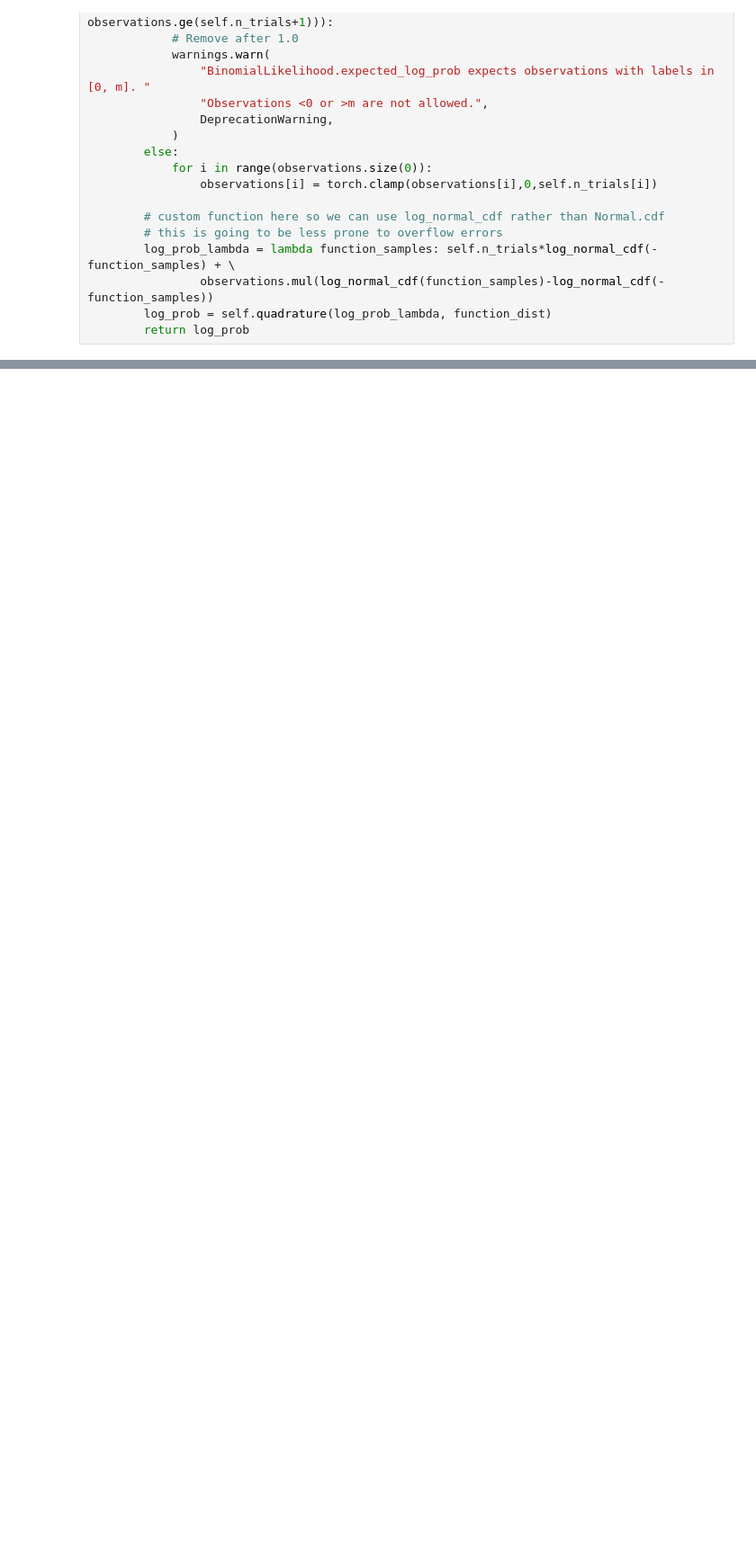
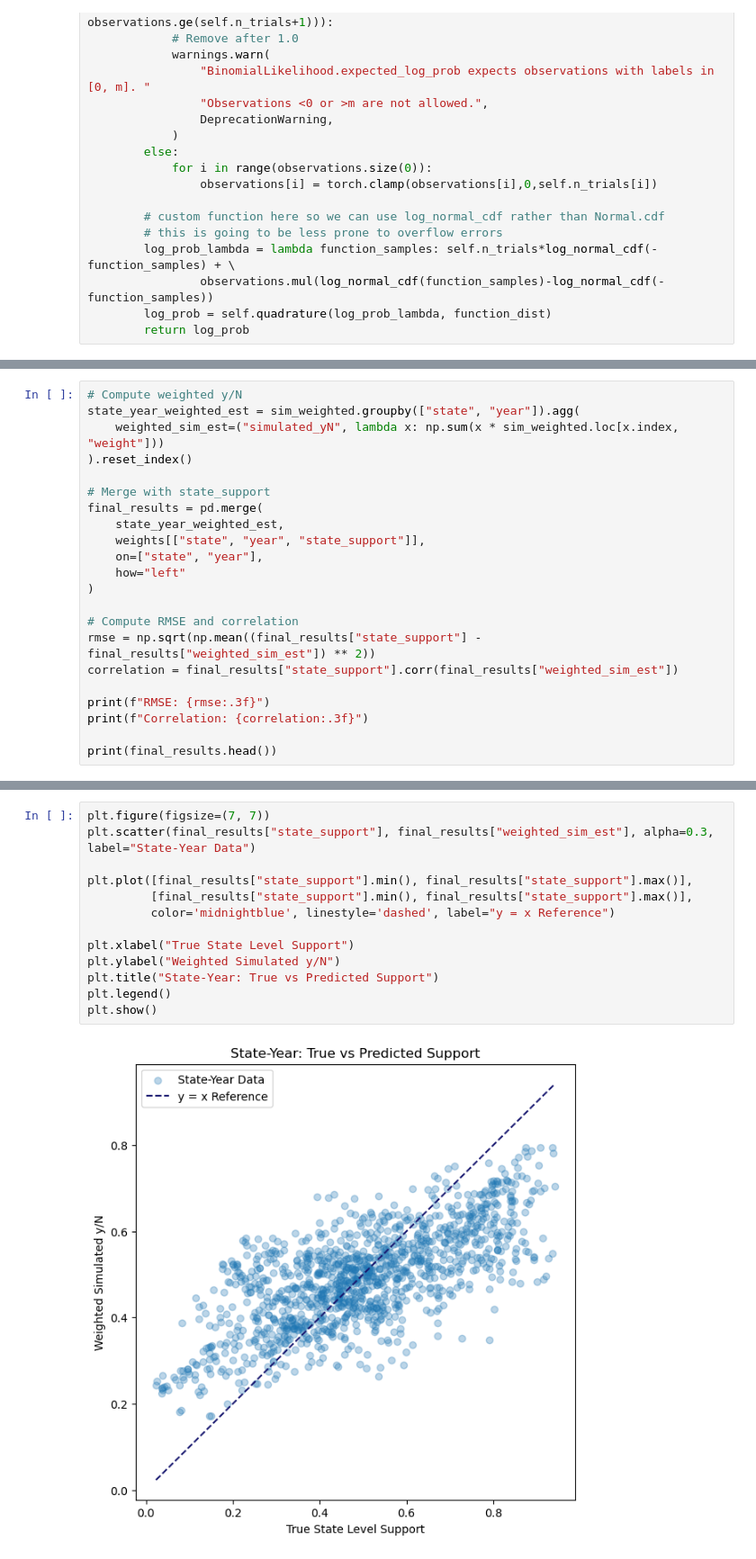
Before and after one commit to AlexisJang/GP, a Jupyter notebook: main_model.ipynb, the cells around one changed output, grey strips where cells are left out. Shown at 90% size. Drawn from its saved outputs; the diff is of its cells as text; blank space fills up the shorter version.

```diff
--- a/main_model.ipynb
+++ b/main_model.ipynb
@@ -423,0 +463,22 @@ Total rows in results: 6488
+# %%
+# Compute weighted y/N
+state_year_weighted_est = sim_weighted.groupby(["state", "year"]).agg(
+    weighted_sim_est=("simulated_yN", lambda x: np.sum(x * sim_weighted.loc[x.index, "weight"]))
+).reset_index()
+
+# Merge with state_support
+final_results = pd.merge(
+    state_year_weighted_est,
+    weights[["state", "year", "state_support"]],
+    on=["state", "year"],
+    how="left"
+)
+
+# Compute RMSE and correlation
+rmse = np.sqrt(np.mean((final_results["state_support"] - final_results["weighted_sim_est"]) ** 2))
+correlation = final_results["state_support"].corr(final_results["weighted_sim_est"])
+
+print(f"RMSE: {rmse:.3f}")
+print(f"Correlation: {correlation:.3f}")
+
+print(final_results.head())
@@ -423,0 +494,15 @@ Total rows in results: 6488
+# %%
+plt.figure(figsize=(7, 7))
+plt.scatter(final_results["state_support"], final_results["weighted_sim_est"], alpha=0.3, label="State-Year Data")
+
+plt.plot([final_results["state_support"].min(), final_results["state_support"].max()],
+         [final_results["state_support"].min(), final_results["state_support"].max()],
+         color='midnightblue', linestyle='dashed', label="y = x Reference")
+
+plt.xlabel("True State Level Support")
+plt.ylabel("Weighted Simulated y/N")
+plt.title("State-Year: True vs Predicted Support")
+plt.legend()
+plt.show()
+# %% [output]
+[figure, added]
```
Also changed, not shown: parts of 17 cells of this notebook.
